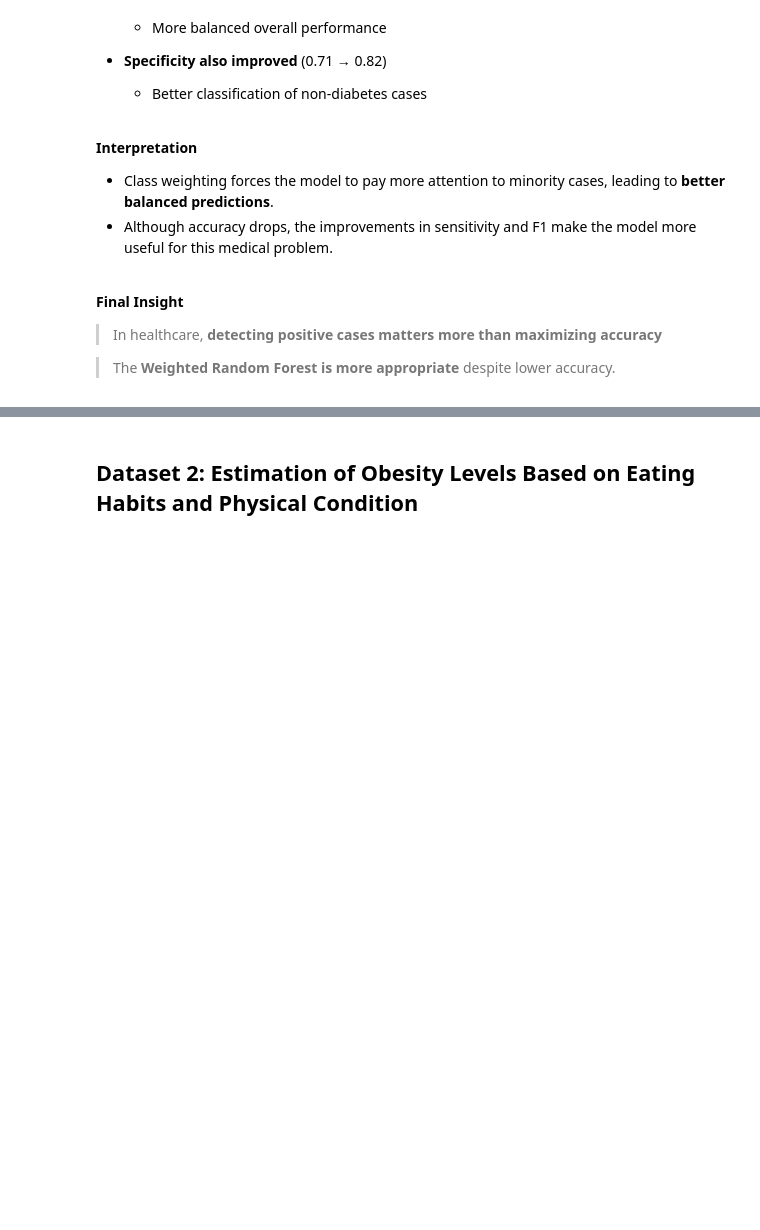
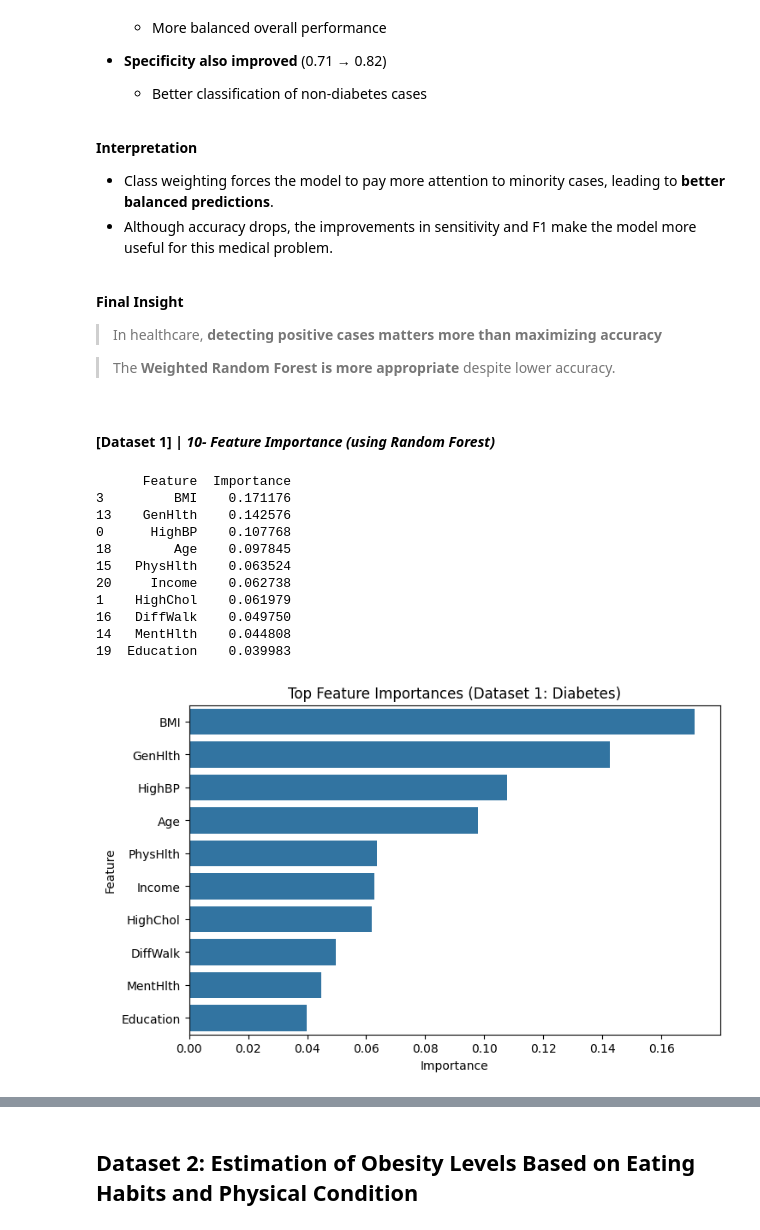
Before and after one commit to jasser-dh/Module-B-semester-2, a Jupyter notebook: OMDS-ModB2-Week11-Dhaouadi-Jasser.ipynb, the cells around one changed output, grey strips where cells are left out. Cells and saved outputs as stored; diff of their text form; code cells hidden in the pictures; blank space fills up the shorter version.

Commit message:
HW11: ADD FEATURE IMPORTANCE

```diff
--- a/OMDS-ModB2-Week11-Dhaouadi-Jasser.ipynb
+++ b/OMDS-ModB2-Week11-Dhaouadi-Jasser.ipynb
@@ -596,3 +596,54 @@ plt.show()
 > In healthcare, **detecting positive cases matters more than maximizing accuracy**
 
 > The **Weighted Random Forest is more appropriate** despite lower accuracy.
+# %% [markdown]
+#### [Dataset 1] | *10- Feature Importance (using Random Forest)*
+# %%
+
+import seaborn as sns
+
+target_col = "Diabetes_012"
+
+X = df_diabetes.drop(columns=[target_col])
+y = df_diabetes[target_col]
+
+# -----------------------------
+# Train-test split
+# -----------------------------
+X_train, X_test, y_train, y_test = train_test_split(
+    X, y, test_size=0.2, random_state=0, stratify=y
+)
+
+# -----------------------------
+# Random Forest + Feature Importance
+# -----------------------------
+rf = RandomForestClassifier(max_depth= 17, min_samples_leaf= 4, min_samples_split= 7, n_estimators= 117, random_state=0, n_jobs=-1) # with fine-tuned hyperparams
+rf.fit(X_train, y_train)
+
+importances = rf.feature_importances_
+
+feature_importance_df = pd.DataFrame({
+    "Feature": X.columns,
+    "Importance": importances
+}).sort_values(by="Importance", ascending=False)
+
+print(feature_importance_df.head(10))
+
+# Plot
+plt.figure(figsize=(8,5))
+sns.barplot(data=feature_importance_df.head(10), x="Importance", y="Feature")
+plt.title("Top Feature Importances (Dataset 1: Diabetes)")
+plt.show()
+# %% [output]
+      Feature  Importance
+3         BMI    0.171176
+13    GenHlth    0.142576
+0      HighBP    0.107768
+18        Age    0.097845
+15   PhysHlth    0.063524
+20     Income    0.062738
+1    HighChol    0.061979
+16   DiffWalk    0.049750
+14   MentHlth    0.044808
+19  Education    0.039983
+[figure, added]
```
Also changed, not shown: parts of 7 cells of this notebook.
